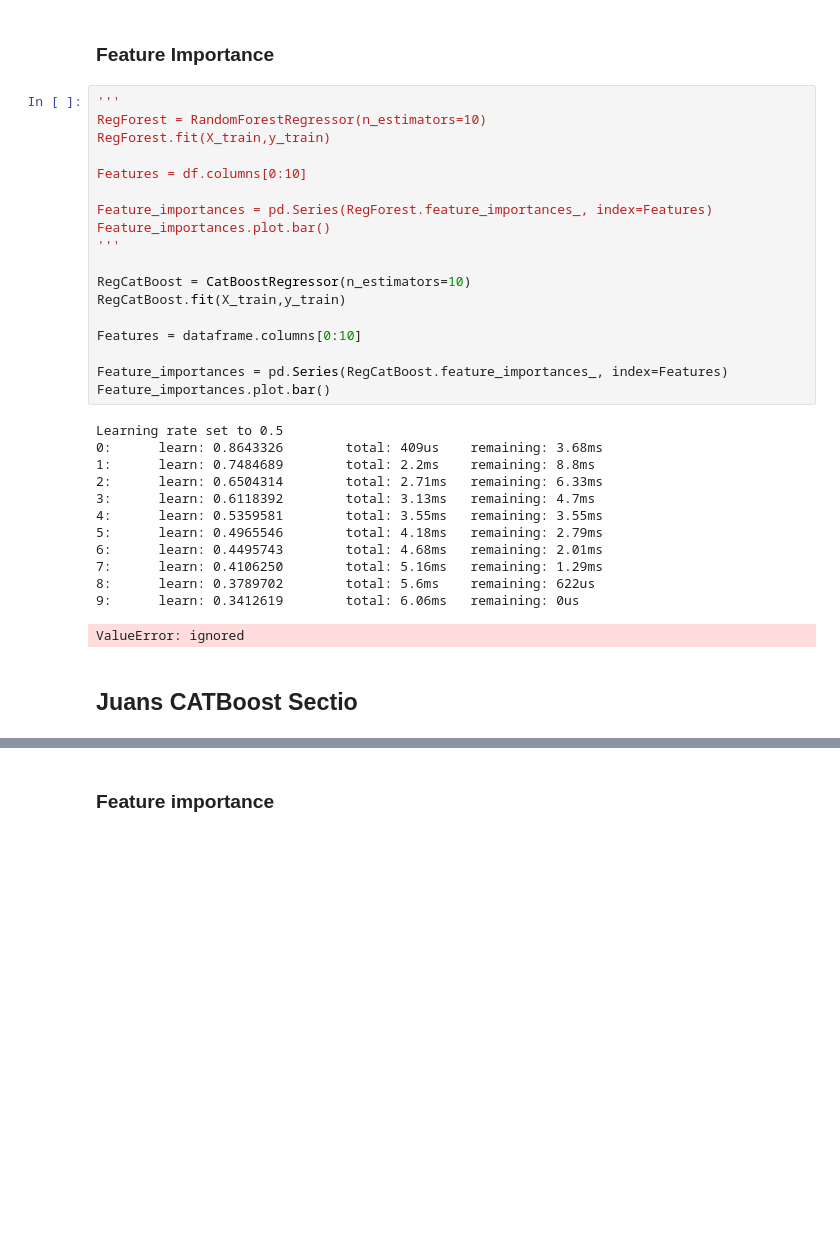
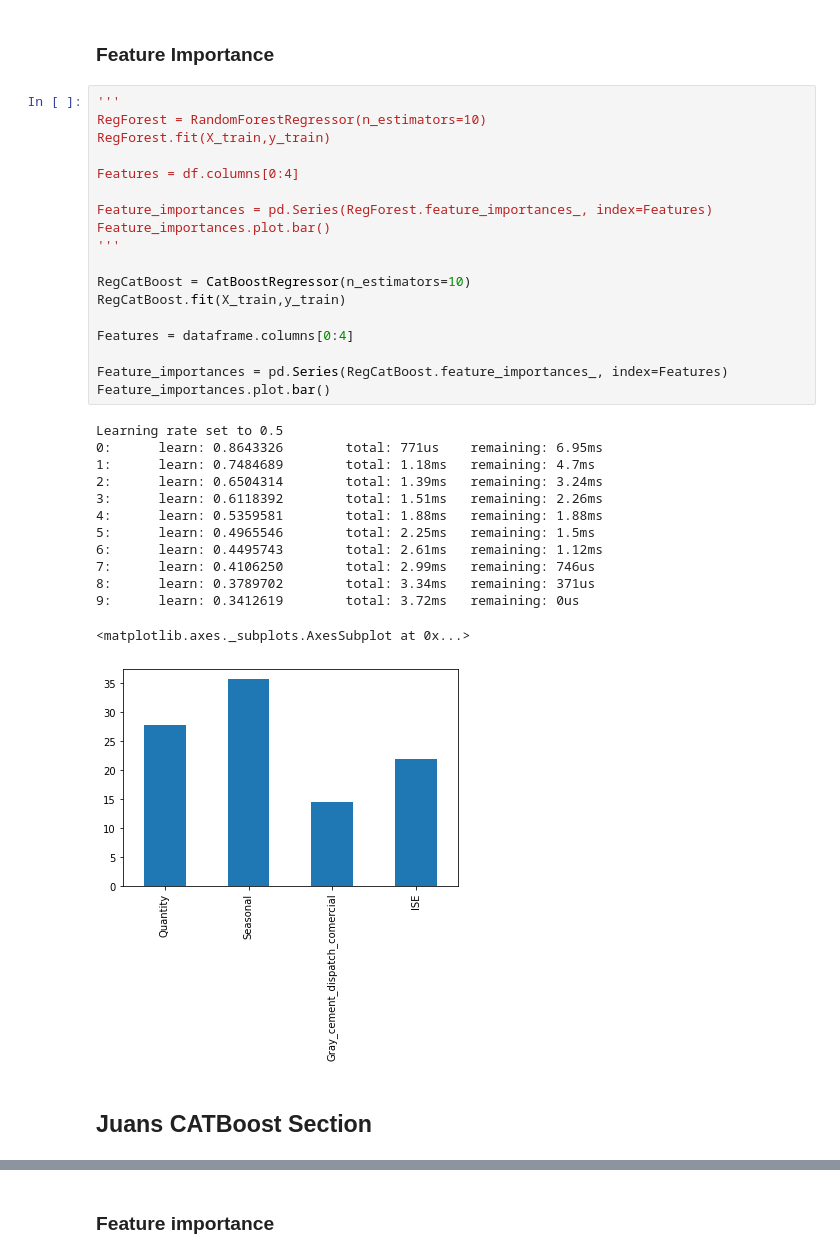
Before and after one commit to JF11579/Adelphi, a Jupyter notebook: Sprint_6_Sat_Porc_Data.ipynb, the cells around one changed output, grey strips where cells are left out. Drawn from its saved outputs; the diff is of its cells as text; blank space fills up the shorter version.

```diff
--- a/Sprint_6_Sat_Porc_Data.ipynb
+++ b/Sprint_6_Sat_Porc_Data.ipynb
@@ -321,33 +325,34 @@ NameError: ignored
 # %%
 '''
 RegForest = RandomForestRegressor(n_estimators=10)
 RegForest.fit(X_train,y_train)
 
-Features = df.columns[0:10]
+Features = df.columns[0:4]
 
 Feature_importances = pd.Series(RegForest.feature_importances_, index=Features)
 Feature_importances.plot.bar()
 '''
 
 RegCatBoost = CatBoostRegressor(n_estimators=10)
 RegCatBoost.fit(X_train,y_train)
 
-Features = dataframe.columns[0:10]
+Features = dataframe.columns[0:4]
 
 Feature_importances = pd.Series(RegCatBoost.feature_importances_, index=Features)
 Feature_importances.plot.bar()
 # %% [output]
 Learning rate set to 0.5
-0:      learn: 0.8643326        total: 409us    remaining: 3.68ms
-1:      learn: 0.7484689        total: 2.2ms    remaining: 8.8ms
-2:      learn: 0.6504314        total: 2.71ms   remaining: 6.33ms
-3:      learn: 0.6118392        total: 3.13ms   remaining: 4.7ms
-4:      learn: 0.5359581        total: 3.55ms   remaining: 3.55ms
-5:      learn: 0.4965546        total: 4.18ms   remaining: 2.79ms
-6:      learn: 0.4495743        total: 4.68ms   remaining: 2.01ms
-7:      learn: 0.4106250        total: 5.16ms   remaining: 1.29ms
-8:      learn: 0.3789702        total: 5.6ms    remaining: 622us
-9:      learn: 0.3412619        total: 6.06ms   remaining: 0us
+0:      learn: 0.8643326        total: 771us    remaining: 6.95ms
+1:      learn: 0.7484689        total: 1.18ms   remaining: 4.7ms
+2:      learn: 0.6504314        total: 1.39ms   remaining: 3.24ms
+3:      learn: 0.6118392        total: 1.51ms   remaining: 2.26ms
+4:      learn: 0.5359581        total: 1.88ms   remaining: 1.88ms
+5:      learn: 0.4965546        total: 2.25ms   remaining: 1.5ms
+6:      learn: 0.4495743        total: 2.61ms   remaining: 1.12ms
+7:      learn: 0.4106250        total: 2.99ms   remaining: 746us
+8:      learn: 0.3789702        total: 3.34ms   remaining: 371us
+9:      learn: 0.3412619        total: 3.72ms   remaining: 0us
-ValueError: ignored
+<matplotlib.axes._subplots.AxesSubplot at 0x...>
+[figure, added]
 # %% [markdown]
-## Juans CATBoost Sectio
+## Juans CATBoost Section
```
Also changed, not shown: parts of 18 cells of this notebook.
